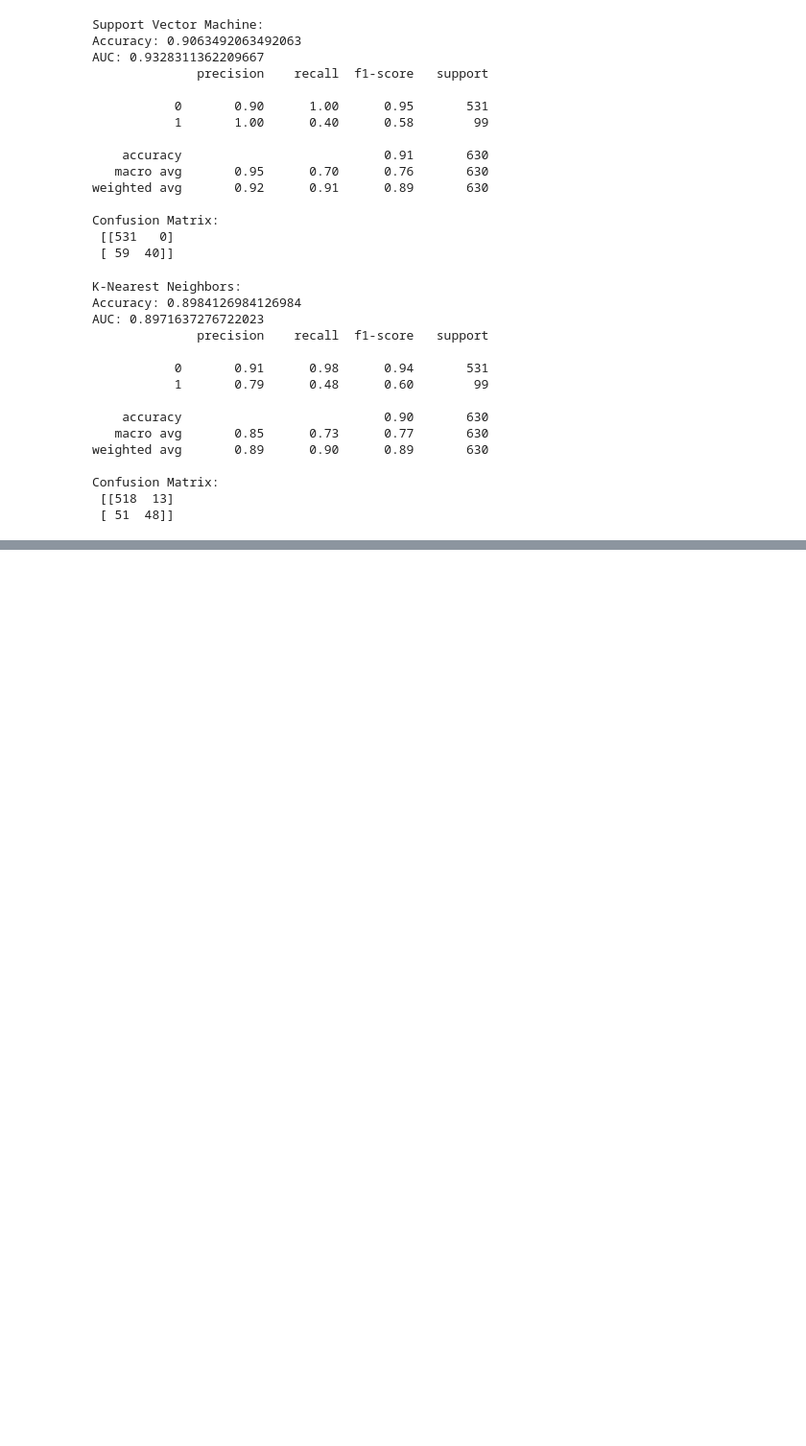
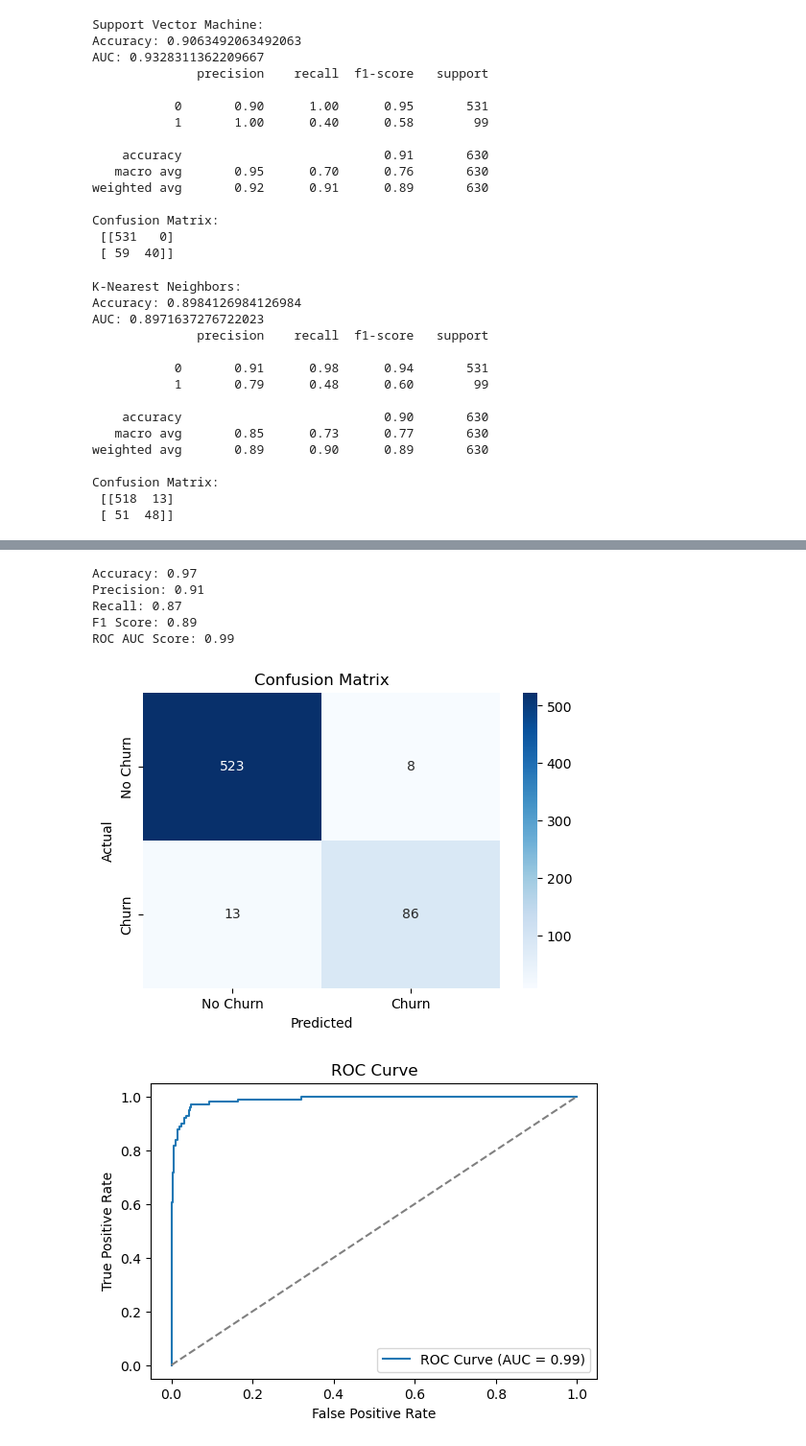
Before and after one commit to harishlv777/Capstone_CC_Churn, a Jupyter notebook: SiddiCC_Churn.ipynb, the cells around one changed output, grey strips where cells are left out. Shown at 96% size. Cells and saved outputs as stored; diff of their text form; code cells hidden in the pictures; blank space fills up the shorter version.

```diff
--- a/SiddiCC_Churn.ipynb
+++ b/SiddiCC_Churn.ipynb
@@ -22,6 +26,6 @@ import numpy as np
 # %%
 # Load the dataset
-df = pd.read_csv('SiddiCC_Churn_data.csv')
+df = pd.read_csv('data/SiddiCC_Churn_data.csv')
 # %%
 # Description about dataset
 df.describe(include='all')
@@ -859,0 +841,8 @@ Top Features Influencing Churn:
+# %%
+# XGBoost is implemented and used for prediction
+
+from xgboost import XGBClassifier
+model = XGBClassifier(n_estimators=100, learning_rate=0.1, max_depth=5)
+model.fit(X_train, y_train)
+y_pred = model.predict(X_test)
+print(classification_report(y_test, y_pred))
@@ -859,0 +858,52 @@ Top Features Influencing Churn:
+# %%
+
+# XGBoost Performance visualization using Plots
+import matplotlib.pyplot as plt
+import seaborn as sns
+from sklearn.metrics import accuracy_score, precision_score, recall_score, f1_score, roc_auc_score, confusion_matrix, roc_curve
+
+# Predictions
+y_pred = model.predict(X_test)
+y_pred_proba = model.predict_proba(X_test)[:, 1]
+
+# Compute metrics
+accuracy = accuracy_score(y_test, y_pred)
+precision = precision_score(y_test, y_pred)
+recall = recall_score(y_test, y_pred)
+f1 = f1_score(y_test, y_pred)
+roc_auc = roc_auc_score(y_test, y_pred_proba)
+conf_matrix = confusion_matrix(y_test, y_pred)
+
+# Print metrics
+print(f"Accuracy: {accuracy:.2f}")
+print(f"Precision: {precision:.2f}")
+print(f"Recall: {recall:.2f}")
+print(f"F1 Score: {f1:.2f}")
+print(f"ROC AUC Score: {roc_auc:.2f}")
+
+# Plot confusion matrix
+plt.figure(figsize=(6,4))
+sns.heatmap(conf_matrix, annot=True, fmt="d", cmap="Blues", xticklabels=['No Churn', 'Churn'], yticklabels=['No Churn', 'Churn'])
+plt.xlabel("Predicted")
+plt.ylabel("Actual")
+plt.title("Confusion Matrix")
+plt.show()
+
+# Plot ROC Curve
+fpr, tpr, _ = roc_curve(y_test, y_pred_proba)
+plt.figure(figsize=(6,4))
+plt.plot(fpr, tpr, label=f"ROC Curve (AUC = {roc_auc:.2f})")
+plt.plot([0,1], [0,1], linestyle="--", color="gray")
+plt.xlabel("False Positive Rate")
+plt.ylabel("True Positive Rate")
+plt.title("ROC Curve")
+plt.legend()
+plt.show()
+# %% [output]
+Accuracy: 0.97
+Precision: 0.91
+Recall: 0.87
+F1 Score: 0.89
+ROC AUC Score: 0.99
+[figure, added]
+[figure, added]
```
Also changed, not shown: parts of 40 cells of this notebook.
